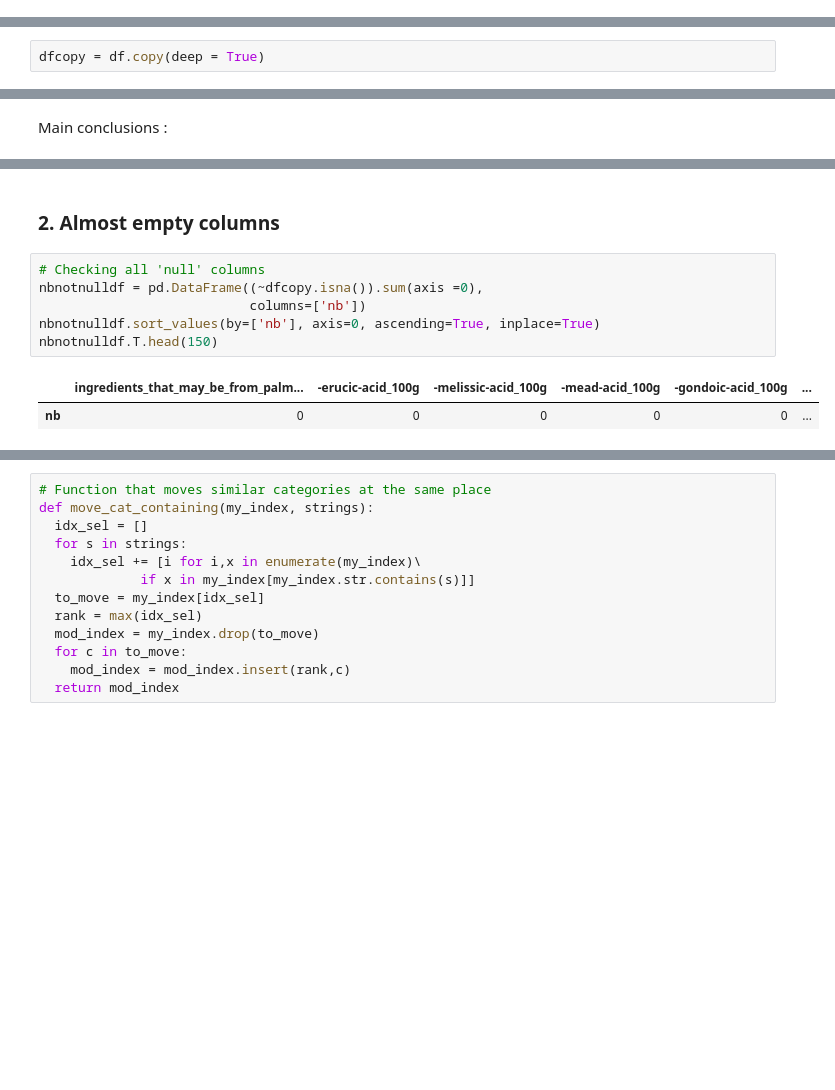
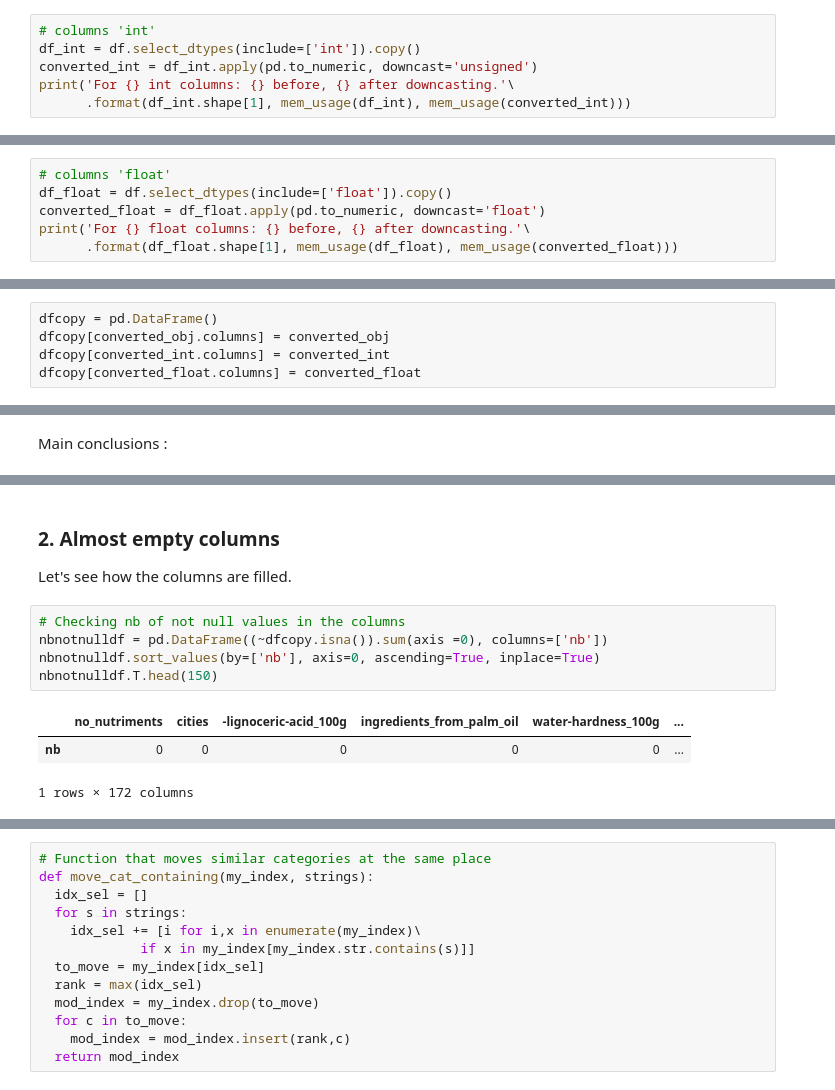
Before and after one commit to SmellyArmure/OC_DS_Project3, a Jupyter notebook: NOTEBOOKS/P3_Cleaning.ipynb, the cells around one changed output, grey strips where cells are left out. Saved outputs shown, nothing was run; the diff lists cells and outputs as text; blank space fills up the shorter version.

```diff
--- a/NOTEBOOKS/P3_Cleaning.ipynb
+++ b/NOTEBOOKS/P3_Cleaning.ipynb
@@ -224,0 +238,6 @@ memory usage: 3.0 GB
+# %%
+# columns 'int'
+df_int = df.select_dtypes(include=['int']).copy()
+converted_int = df_int.apply(pd.to_numeric, downcast='unsigned')
+print('For {} int columns: {} before, {} after downcasting.'\
+      .format(df_int.shape[1], mem_usage(df_int), mem_usage(converted_int)))
@@ -224,0 +246,6 @@ memory usage: 3.0 GB
+# %%
+# columns 'float'
+df_float = df.select_dtypes(include=['float']).copy()
+converted_float = df_float.apply(pd.to_numeric, downcast='float')
+print('For {} float columns: {} before, {} after downcasting.'\
+      .format(df_float.shape[1], mem_usage(df_float), mem_usage(converted_float)))
@@ -224,0 +254,5 @@ memory usage: 3.0 GB
+# %%
+dfcopy = pd.DataFrame()
+dfcopy[converted_obj.columns] = converted_obj
+dfcopy[converted_int.columns] = converted_int
+dfcopy[converted_float.columns] = converted_float
@@ -237,7 +281,5 @@ Main conclusions :
 # %% [markdown]
 ### 0.4 Pandas Data Profiling report
-# %%
-dfcopy = df.copy(deep = True)
 # %%
 # Generating a Data Profiling html report via pandas_profiling
 # profile = pandas_profiling.ProfileReport(dfcopy) #, check_correlation = False
@@ -269,14 +313,16 @@ dfcopy.shape
 # %% [markdown]
 ### 2. Almost empty columns
+
+Let's see how the columns are filled.
 # %%
-# Checking all 'null' columns
-nbnotnulldf = pd.DataFrame((~dfcopy.isna()).sum(axis =0),
-                           columns=['nb'])
+# Checking nb of not null values in the columns
+nbnotnulldf = pd.DataFrame((~dfcopy.isna()).sum(axis =0), columns=['nb'])
 nbnotnulldf.sort_values(by=['nb'], axis=0, ascending=True, inplace=True)
 nbnotnulldf.T.head(150)
 # %% [output]
-|  | ingredients_that_may_be_from_palm... | -erucic-acid_100g | -melissic-acid_100g | -mead-acid_100g | -gondoic-acid_100g | ... |
+|  | no_nutriments | cities | -lignoceric-acid_100g | ingredients_from_palm_oil | water-hardness_100g | ... |
 | nb | 0 | 0 | 0 | 0 | 0 | ... |
+1 rows × 172 columns
 # %%
 # Displaying a table with bins
 mask = pd.cut(nbnotnulldf['nb'], [-1,0,5,10,100,300,1000000]) #
```
Also changed, not shown: parts of 121 cells of this notebook, 1 other file.
